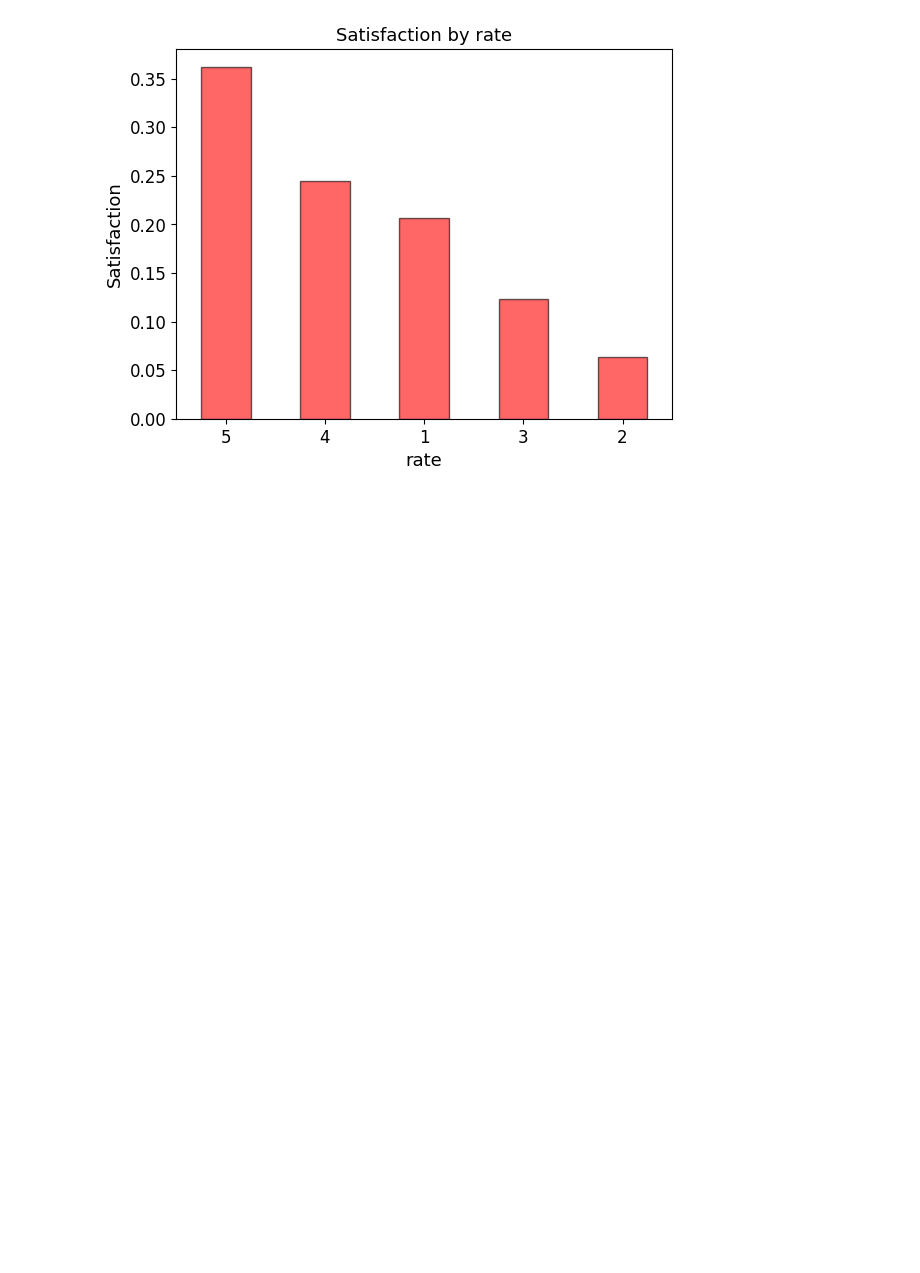
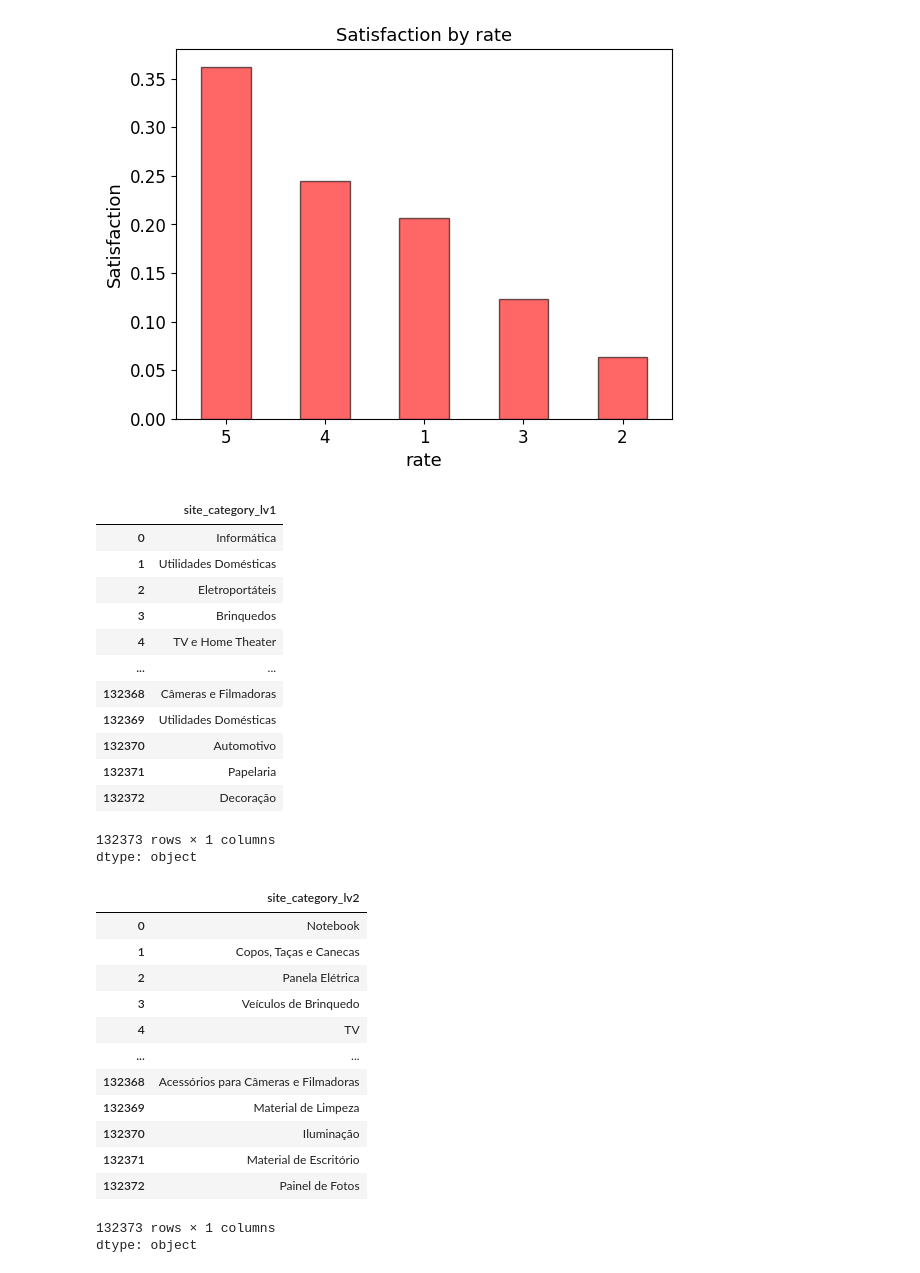
Before and after one commit to RobAb2023/americanasCoolab, a Jupyter notebook: americanas.ipynb, the cells around one changed output. Saved outputs shown, nothing was run; the diff lists cells and outputs as text; code cells hidden in the pictures; blank space fills up the shorter version.

```diff
--- a/americanas.ipynb
+++ b/americanas.ipynb
@@ -336,3 +353,35 @@ plt.title('Satisfaction by rate', fontsize=13)
 # %% [output]
 Text(0.5, 1.0, 'Satisfaction by rate')
 [figure]
+# %%
+display(df_americanas['site_category_lv1'])
+display(df_americanas['site_category_lv2'])
+# %% [output]
+|  | site_category_lv1 |
+| 0 | Informática |
+| 1 | Utilidades Domésticas |
+| 2 | Eletroportáteis |
+| 3 | Brinquedos |
+| 4 | TV e Home Theater |
+| ... | ... |
+| 132368 | Câmeras e Filmadoras |
+| 132369 | Utilidades Domésticas |
+| 132370 | Automotivo |
+| 132371 | Papelaria |
+| 132372 | Decoração |
+132373 rows × 1 columns
+dtype: object
+|  | site_category_lv2 |
+| 0 | Notebook |
+| 1 | Copos, Taças e Canecas |
+| 2 | Panela Elétrica |
+| 3 | Veículos de Brinquedo |
+| 4 | TV |
+| ... | ... |
+| 132368 | Acessórios para Câmeras e Filmadoras |
+| 132369 | Material de Limpeza |
+| 132370 | Iluminação |
+| 132371 | Material de Escritório |
+| 132372 | Painel de Fotos |
+132373 rows × 1 columns
+dtype: object
```
Also changed, not shown: parts of 3 cells of this notebook.
